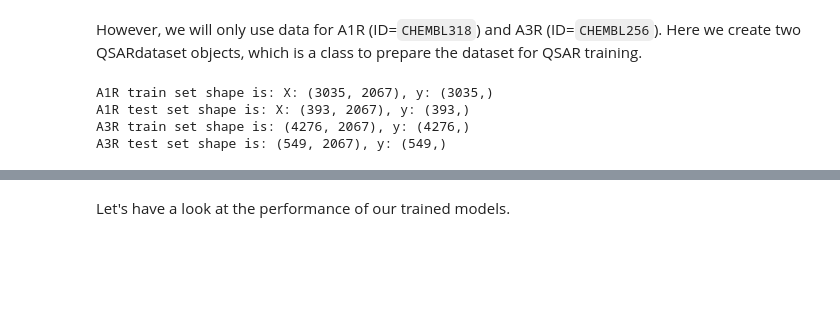
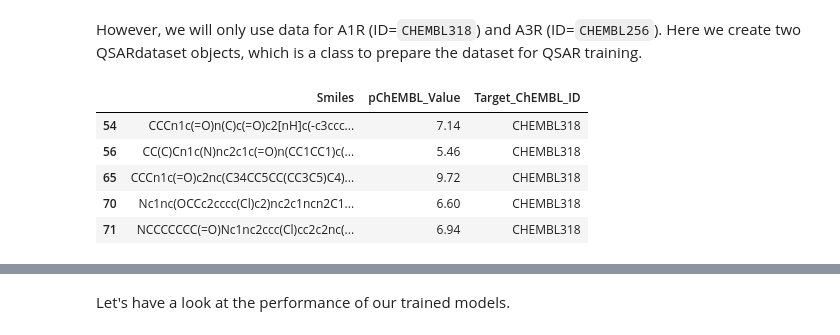
Before and after one commit to CDDLeiden/DrugEx, a Jupyter notebook: tutorial/rl_optimization.ipynb, the cells around one changed output, grey strips where cells are left out. Cells and saved outputs as stored; diff of their text form; code cells hidden in the pictures; blank space fills up the shorter version.

```diff
--- a/tutorial/rl_optimization.ipynb
+++ b/tutorial/rl_optimization.ipynb
@@ -48,46 +53,15 @@ Name: Target_ChEMBL_ID, dtype: int64
 # %% [markdown]
 However, we will only use data for A1R (ID=`CHEMBL318`) and A3R (ID=`CHEMBL256`).
 Here we create two QSARdataset objects, which is a class to prepare the dataset for QSAR training.
-# %%
-from drugex.environment.data import QSARDataset
-
-# Create dataset for A1R regression model
-df_a1 = QSARDataset(input_df=df,
-                    smilescol=mol_col,
-                    targetcol=target_col,
-                    valuecol=activity_col,
-                    target="CHEMBL318",
-                    keep_low_quality=True,
-                    reg=True)
-
-# create dataset with default settings (random train/test split 90%/10%)
-df_a1.splitDataset()
-
-# Minmax scaling
-df_a1.X, df_a1.X_ind = df_a1.dataStandardization(df_a1.X, df_a1.X_ind)
-
-print(f'A1R train set shape is: X: {df_a1.X.shape}, y: {df_a1.y.shape}')
-print(f'A1R test set shape is: X: {df_a1.X_ind.shape}, y: {df_a1.y_ind.shape}')
-
-# Create dataset for A3R regression model
-df_a3 = QSARDataset(input_df=df,
-                    smilescol=mol_col,
-                    targetcol=target_col,
-                    valuecol=activity_col,
-                    target="CHEMBL256",
-                    keep_low_quality=True,
-                    reg=True)
-
-# create dataset with default settings (random train/test split 90%/10%)
-df_a3.splitDataset()
-
-# Minmax scaling
-df_a3.X, df_a3.X_ind = df_a3.dataStandardization(df_a3.X, df_a3.X_ind)
-
-print(f'A3R train set shape is: {df_a3.X.shape}, y: {df_a3.y.shape}')
-print(f'A3R test set shape is: {df_a3.X_ind.shape}, y: {df_a3.y_ind.shape}')
-# %% [output]
-A1R train set shape is: X: (3035, 2067), y: (3035,)
-A1R test set shape is: X: (393, 2067), y: (393,)
-A3R train set shape is: (4276, 2067), y: (4276,)
-A3R test set shape is: (549, 2067), y: (549,)
+# %%
+df_a1 = df[df[target_col] == "CHEMBL318"]
+df_a3 = df[df[target_col] == "CHEMBL256"]
+# %%
+df_a1.head()
+# %% [output]
+|  | Smiles | pChEMBL_Value | Target_ChEMBL_ID |
+| 54 | CCCn1c(=O)n(C)c(=O)c2[nH]c(-c3ccc... | 7.14 | CHEMBL318 |
+| 56 | CC(C)Cn1c(N)nc2c1c(=O)n(CC1CC1)c(... | 5.46 | CHEMBL318 |
+| 65 | CCCn1c(=O)c2nc(C34CC5CC(CC3C5)C4)... | 9.72 | CHEMBL318 |
+| 70 | Nc1nc(OCCc2cccc(Cl)c2)nc2c1ncn2C1... | 6.60 | CHEMBL318 |
+| 71 | NCCCCCCC(=O)Nc1nc2ccc(Cl)cc2c2nc(... | 6.94 | CHEMBL318 |
```
Also changed, not shown: parts of 29 cells of this notebook, 3 other files.
